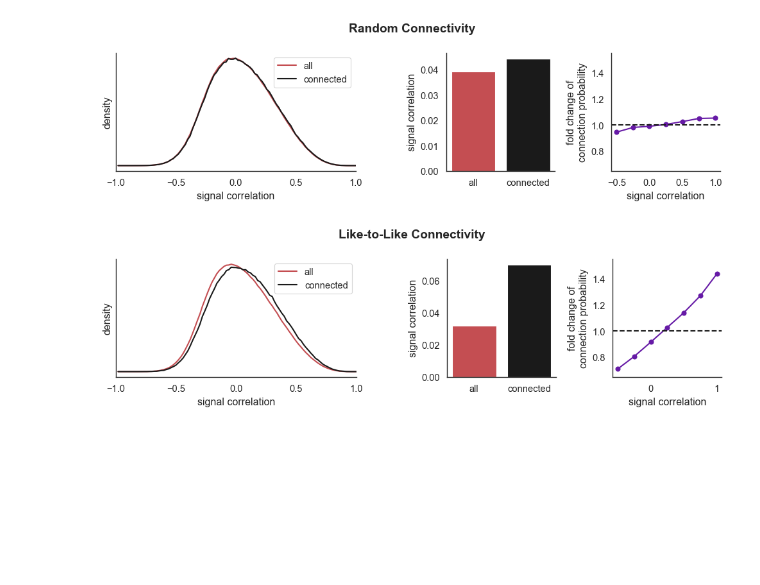
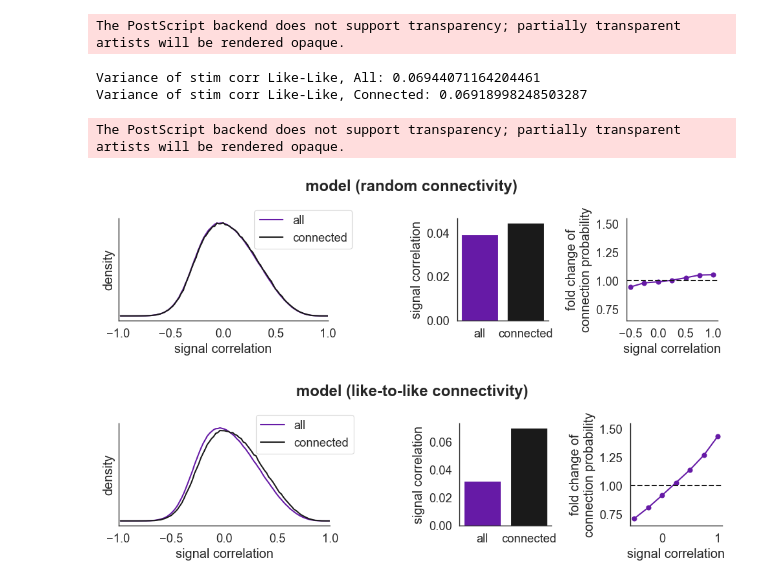
Before and after one commit to RobertRosenbaum/MicronsBalancedModel, a Jupyter notebook: MakePlotFromData.ipynb, the cells around one changed output. Saved outputs shown, nothing was run; the diff lists cells and outputs as text; code cells hidden in the pictures; blank space fills up the shorter version.

```diff
--- a/MakePlotFromData.ipynb
+++ b/MakePlotFromData.ipynb
@@ -9,7 +9,7 @@ SaveFigures=True
 
 p0=0.1
 
-sns.set(context='paper',style='white',font_scale=1.2,rc={"lines.linewidth":1.5})
+sns.set(context='paper',style='white',font_scale=1.5,rc={"lines.linewidth":1.5})
 sns.set_palette('muted')
 
 filename='./Data/RandAndLikeLikeHists.npy'
@@ -47,24 +47,26 @@ StimCorrBins=objects['StimCorrBins']
 print('Variance of stim corr Like-Like, All:',vAllEECorrsLikeLike)
 print('Variance of stim corr Like-Like, Connected:',vConnectedEECorrsRand)
 
+AllColor=[.4,.1,.65]
+
 plt.subplots(figsize=(10,3))
 
 plt.subplot(1,2,1)
 #plt.plot(CorrBins[1:],hUnconnEERand,'r', label="unconnected")#: mean corr={:.3f}".format(mUnconnectedEECorrsRand))
-plt.plot(CorrBins[1:],hAllEERand,'r', label="all")#: mean corr={:.3f}".format(mAllEECorrsRand))
+plt.plot(CorrBins[1:],hAllEERand,color=AllColor, label="all")#: mean corr={:.3f}".format(mAllEECorrsRand))
 plt.plot(CorrBins[1:],hConnEERand,'k', label="connected") #: mean corr={:.3f}".format(mConnectedEECorrsRand))
 plt.ylabel('density')
 plt.xlabel('signal correlation')
-plt.legend()
+plt.legend(loc=[.65,.7])
 plt.xticks([-1,-.5,0,.5,1])
 plt.xlim([-1,1])
-plt.suptitle('Random Connectivity', weight='bold')
+plt.suptitle('model (random connectivity)', weight='bold')
 plt.yticks([])
 sns.despine()
 
 
 plt.subplot(1,4,3)
-plt.bar([0,1],[mUnconnectedEECorrsRand,mConnectedEECorrsRand],color=['r','k'],width=0.8,tick_label=['all','connected'])
+plt.bar([0,1],[mUnconnectedEECorrsRand,mConnectedEECorrsRand],color=[AllColor,'k'],width=0.8,tick_label=['all','connected'])
 plt.ylabel('signal correlation')
 sns.despine()
 
@@ -84,7 +86,7 @@ plt.tight_layout()
 
 # Save figure if needed
 if SaveFigures:
-    plt.savefig('./Figures/HistAndBarsRand.pdf')
+    plt.savefig('./Figures/HistAndBarsRand.eps')
 
 
 
@@ -93,24 +95,24 @@ if SaveFigures:
 plt.subplots(figsize=(10,3))
 plt.subplot(1,2,1)
 #plt.plot(CorrBins[1:],hUnconnEELikeLike,'r', label="unconnected")#: mean corr={:.3f}".format(mUnconnectedEECorrsLikeLike))
-plt.plot(CorrBins[1:],hAllEELikeLike,'r', label="all")#: mean corr={:.3f}".format(mAllEECorrsLikeLike))
+plt.plot(CorrBins[1:],hAllEELikeLike,color=AllColor, label="all")#: mean corr={:.3f}".format(mAllEECorrsLikeLike))
 plt.plot(CorrBins[1:],hConnEELikeLike,'k', label="connected")#: mean corr={:.3f}".format(mConnectedEECorrsLikeLike))
 plt.ylabel('density')
 plt.xlabel('signal correlation')
-plt.legend()
+plt.legend(loc=[.65,.7])
 plt.xlim([-1,1])
 plt.xticks([-1,-.5,0,.5,1])
-plt.suptitle('Like-to-Like Connectivity', weight='bold')
+plt.suptitle('model (like-to-like connectivity)', weight='bold')
 plt.yticks([])
 sns.despine()
 
 plt.subplot(1,4,3)
-plt.bar([0,1],[mUnconnectedEECorrsLikeLike,mConnectedEECorrsLikeLike],color=['r','k'],width=0.8,tick_label=['all','connected'])
+plt.bar([0,1],[mUnconnectedEECorrsLikeLike,mConnectedEECorrsLikeLike],color=[AllColor,'k'],width=0.8,tick_label=['all','connected'])
 plt.ylabel('signal correlation')
 sns.despine()
 
 plt.subplot(1,4,4)
-plt.plot(StimCorrBins[1:],ConnProbAtStimCorrLikeLike/p0,'-o',color=[.4,.1,.65])
+plt.plot(StimCorrBins[1:],ConnProbAtStimCorrLikeLike/p0,'-o',color=AllColor)
 plt.axhline(y = 1, color = 'k', linestyle = '--')
 plt.xlabel('signal correlation')
 plt.ylabel('fold change of\nconnection probability')
@@ -121,7 +123,7 @@ plt.tight_layout()
 
 # Save figure if needed
 if SaveFigures:
-    plt.savefig('./Figures/HistAndBarsLikeLike.pdf')
+    plt.savefig('./Figures/HistAndBarsLikeLike.eps')
 
 ###
 # %% [output]
@@ -130,2 +132,6 @@ Variance of stim corr Like-Like, Connected: 0.06918998248503287
+The PostScript backend does not support transparency; partially transparent artists will be rendered opaque.
+Variance of stim corr Like-Like, All: 0.06944071164204461
+Variance of stim corr Like-Like, Connected: 0.06918998248503287
+The PostScript backend does not support transparency; partially transparent artists will be rendered opaque.
-[figure, old version]
+[figure, new version]
-[figure, old version]
+[figure, new version]
```
Also changed, not shown: parts of 1 cell of this notebook, 7 other files.
